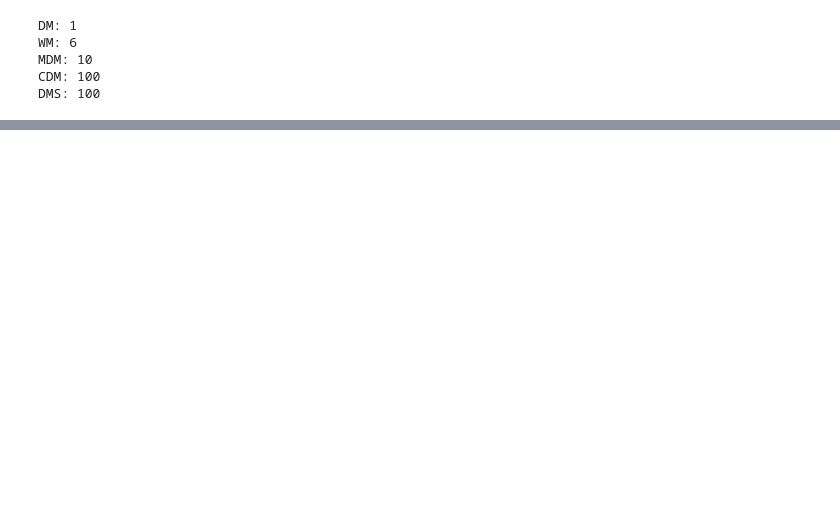
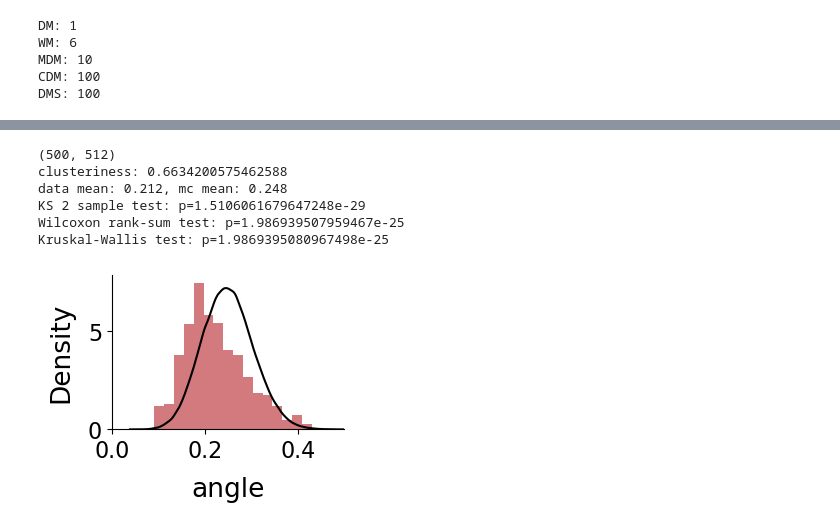
Before and after one commit to adrian-valente/populations_paper_code, a Jupyter notebook: figures_notebooks/fig1_fullrank.ipynb, the cells around one changed output, grey strips where cells are left out. Cells and saved outputs as stored; diff of their text form; code cells hidden in the pictures; blank space fills up the shorter version.

```diff
--- a/figures_notebooks/fig1_fullrank.ipynb
+++ b/figures_notebooks/fig1_fullrank.ipynb
@@ -393,0 +469,3 @@ plt.subplots_adjust(wspace=.2, hspace=.4)
+# %%
+helpers.setup_matplotlib()
+color = sns.color_palette('deep')[3]
@@ -393,0 +486,17 @@ plt.subplots_adjust(wspace=.2, hspace=.4)
+# %%
+reg_space, r2 = regressions.regression_mante(net)
+# %%
+# Panel c
+
+figsize = plt.rcParams['figure.figsize']
+figsize = (figsize[0] / 2, figsize[1] / 2)
+p_reg, c_reg = ms.epairs(reg_space, 500, figsize=figsize, xlim=(-0., .5), col=color)
+# plt.savefig('figure_1/epairs_mante_reg.pdf', bbox_inches='tight')
+# %% [output]
+(500, 512)
+clusteriness: 0.6634200575462588
+data mean: 0.212, mc mean: 0.248
+KS 2 sample test: p=1.5106061679647248e-29
+Wilcoxon rank-sum test: p=1.986939507959467e-25
+Kruskal-Wallis test: p=1.9869395080967498e-25
+[figure, added]
```
Also changed, not shown: parts of 19 cells of this notebook, 23 other files.
